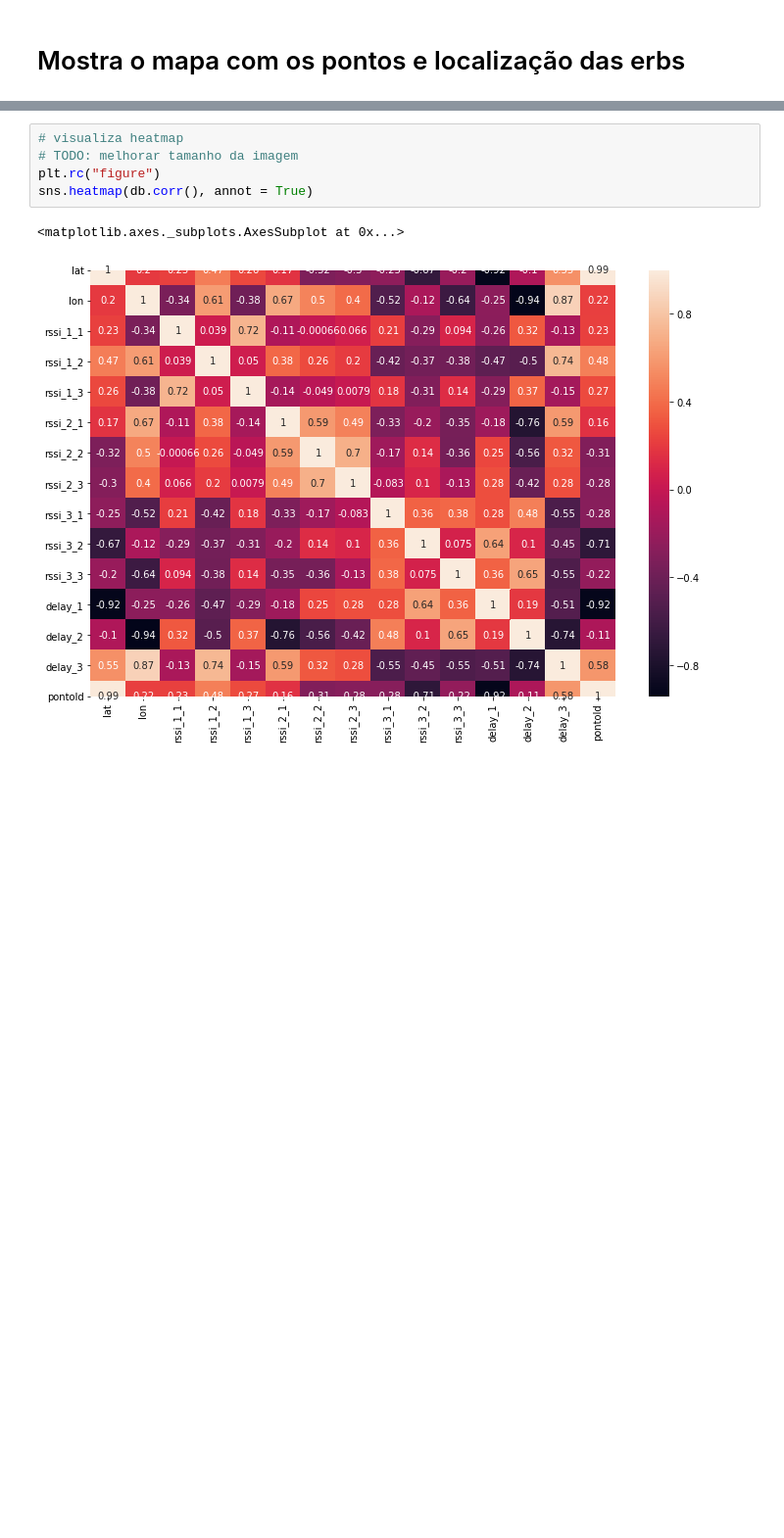
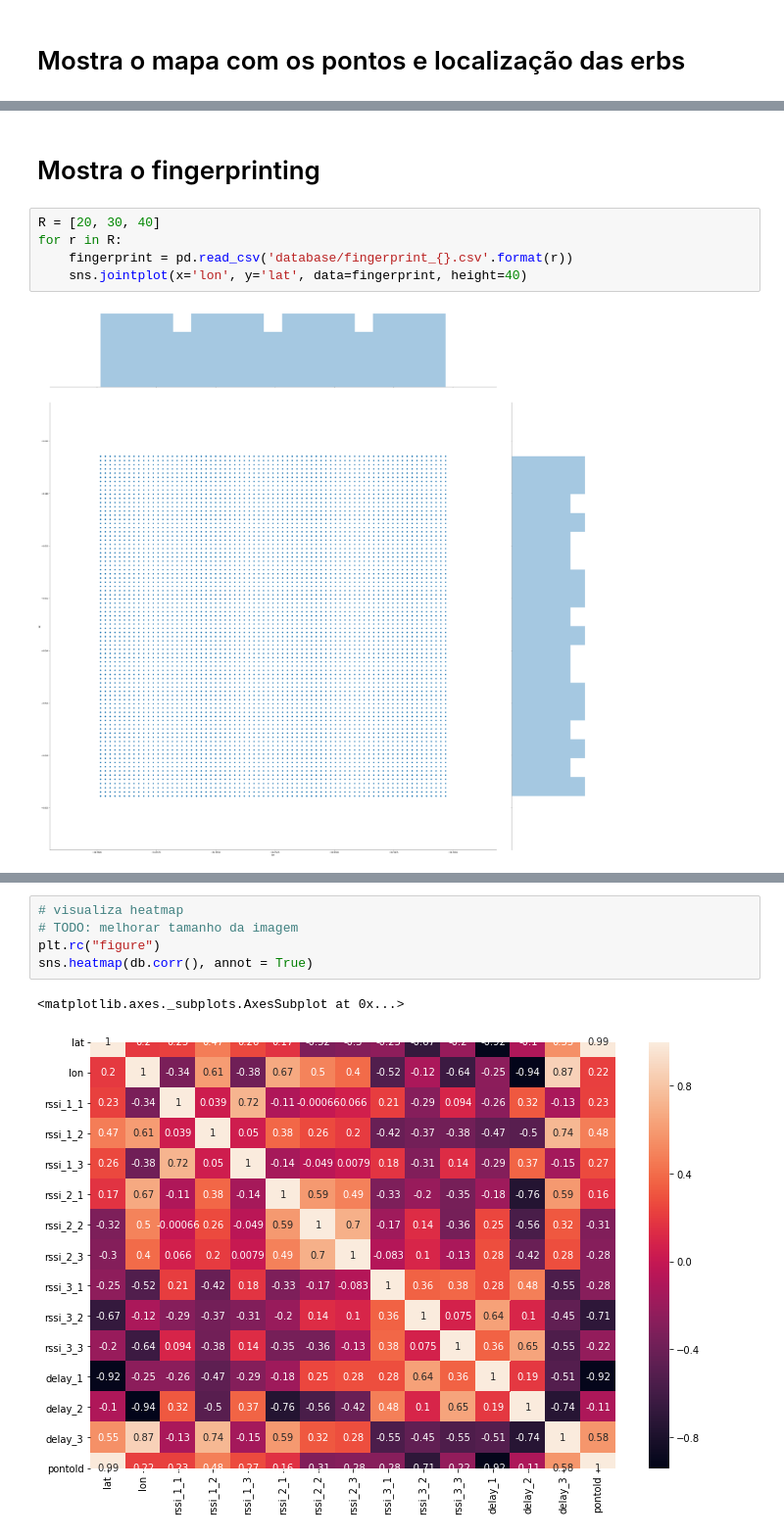
Before and after one commit to mbs8/CMoveis, a Jupyter notebook: visualization.ipynb, the cells around one changed output, grey strips where cells are left out. Shown at 98% size. Saved outputs shown, nothing was run; the diff lists cells and outputs as text; blank space fills up the shorter version.

Commit message:
Altera o fingerprint para gerar 30x30 e 40x40; adiciona visuliazação do fingerprint

```diff
--- a/visualization.ipynb
+++ b/visualization.ipynb
@@ -42,0 +43,9 @@ graph.plot_joint(plt.scatter, color='red')
+# %% [markdown]
+# Mostra o fingerprinting
+# %%
+R = [20, 30, 40]
+for r in R:
+    fingerprint = pd.read_csv('database/fingerprint_{}.csv'.format(r))
+    sns.jointplot(x='lon', y='lat', data=fingerprint, height=40)
+# %% [output]
+[figure, added]
```
Also changed, not shown: parts of 2 cells of this notebook, 1 other file.
